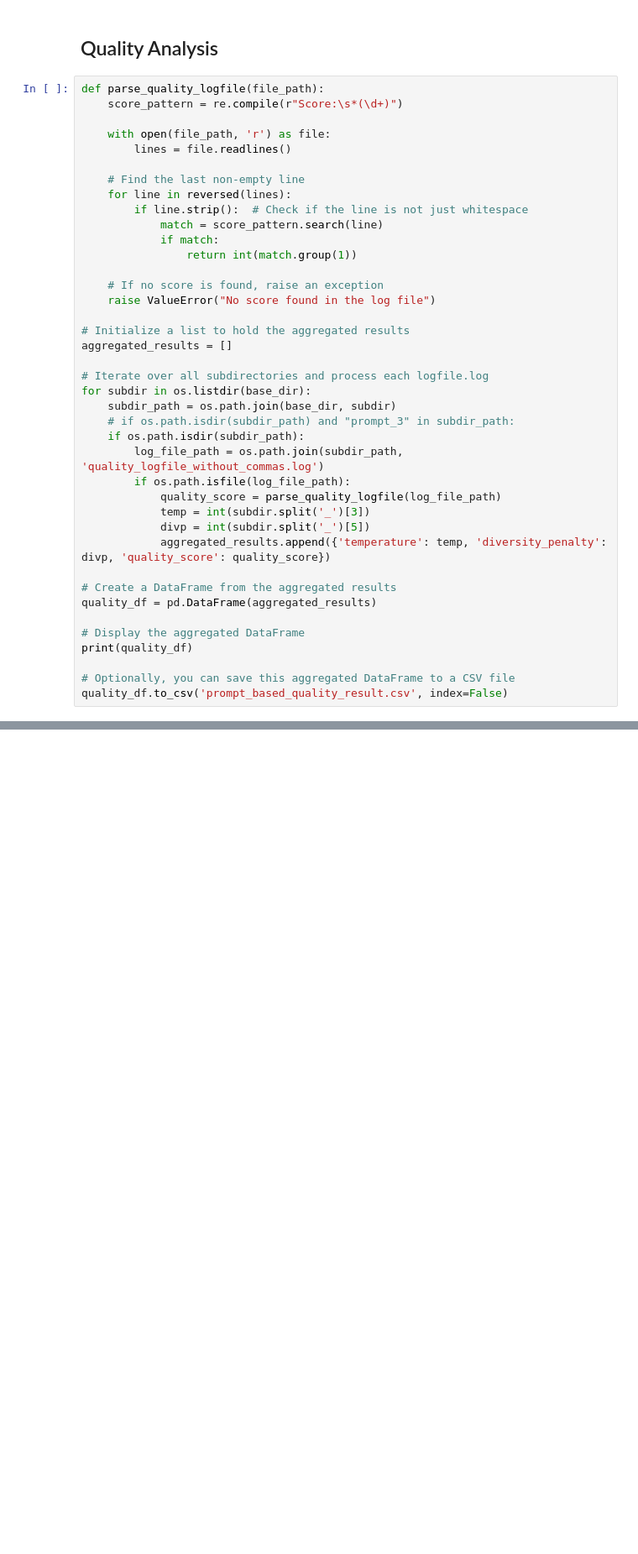
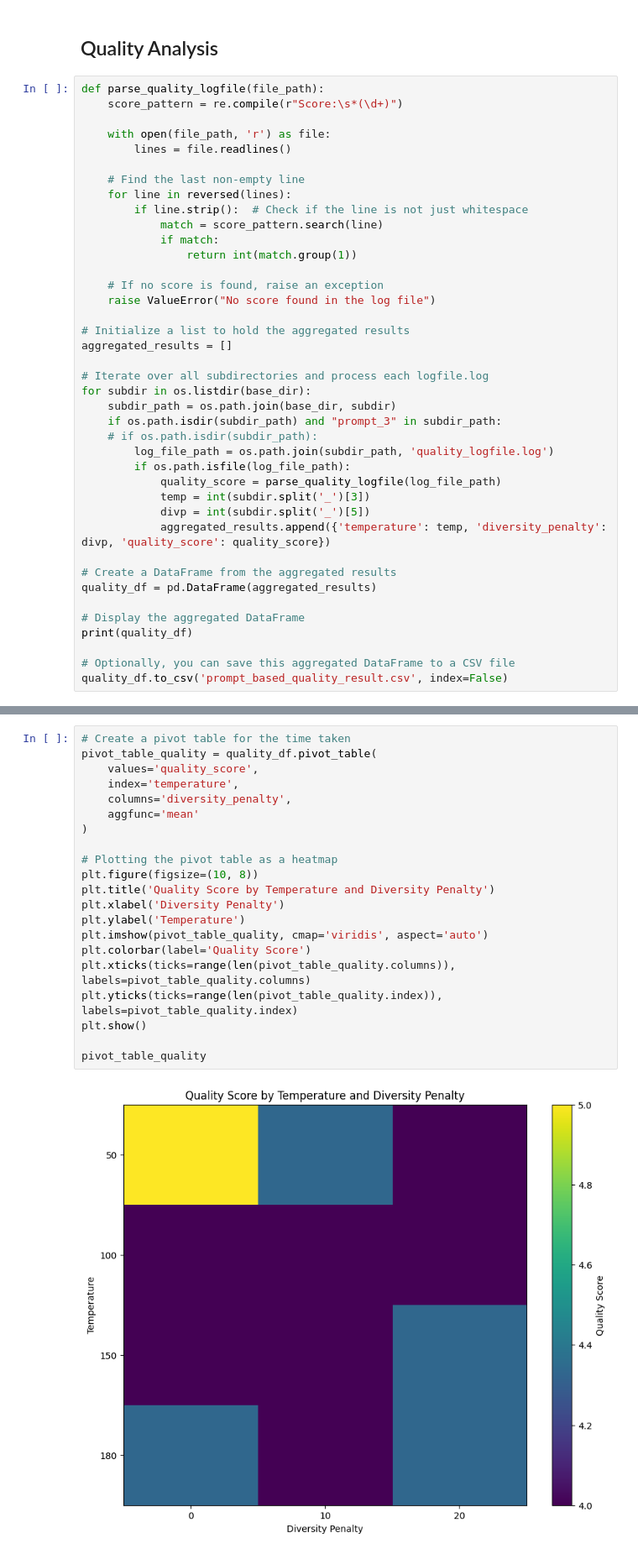
Before and after one commit to hlzhang109/impossibility-watermark, a Jupyter notebook: div_penalty_temperature_quality_analysis.ipynb, the cells around one changed output, grey strips where cells are left out. Shown at 84% size. Saved outputs shown, nothing was run; the diff lists cells and outputs as text; blank space fills up the shorter version.

```diff
--- a/div_penalty_temperature_quality_analysis.ipynb
+++ b/div_penalty_temperature_quality_analysis.ipynb
@@ -379,9 +384,9 @@ aggregated_results = []
 # Iterate over all subdirectories and process each logfile.log
 for subdir in os.listdir(base_dir):
     subdir_path = os.path.join(base_dir, subdir)
-    # if os.path.isdir(subdir_path) and "prompt_3" in subdir_path:
-    if os.path.isdir(subdir_path):
-        log_file_path = os.path.join(subdir_path, 'quality_logfile_without_commas.log')
+    if os.path.isdir(subdir_path) and "prompt_3" in subdir_path:
+    # if os.path.isdir(subdir_path):
+        log_file_path = os.path.join(subdir_path, 'quality_logfile.log')
         if os.path.isfile(log_file_path):
             quality_score = parse_quality_logfile(log_file_path)
             temp = int(subdir.split('_')[3])
@@ -413,0 +422,23 @@ quality_df.to_csv('prompt_based_quality_result.csv', index=False)
+# %%
+# Create a pivot table for the time taken
+pivot_table_quality = quality_df.pivot_table(
+    values='quality_score',
+    index='temperature',
+    columns='diversity_penalty',
+    aggfunc='mean'
+)
+
+# Plotting the pivot table as a heatmap
+plt.figure(figsize=(10, 8))
+plt.title('Quality Score by Temperature and Diversity Penalty')
+plt.xlabel('Diversity Penalty')
+plt.ylabel('Temperature')
+plt.imshow(pivot_table_quality, cmap='viridis', aspect='auto')
+plt.colorbar(label='Quality Score')
+plt.xticks(ticks=range(len(pivot_table_quality.columns)), labels=pivot_table_quality.columns)
+plt.yticks(ticks=range(len(pivot_table_quality.index)), labels=pivot_table_quality.index)
+plt.show()
+
+pivot_table_quality
+# %% [output]
+[figure, added]
```
Also changed, not shown: parts of 8 cells of this notebook, 16 other files.
